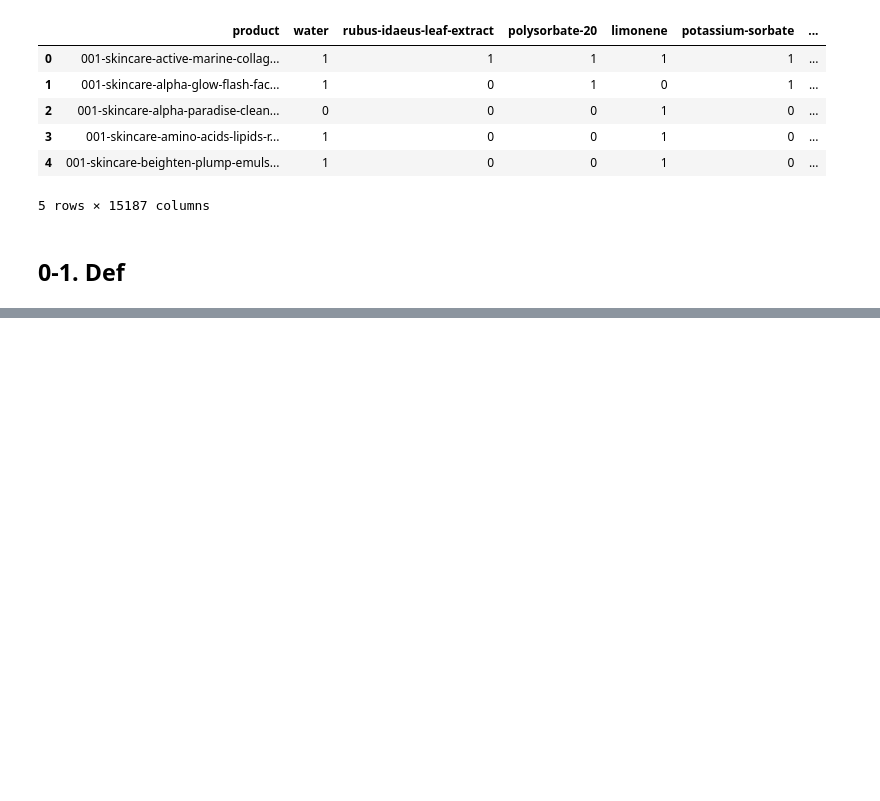
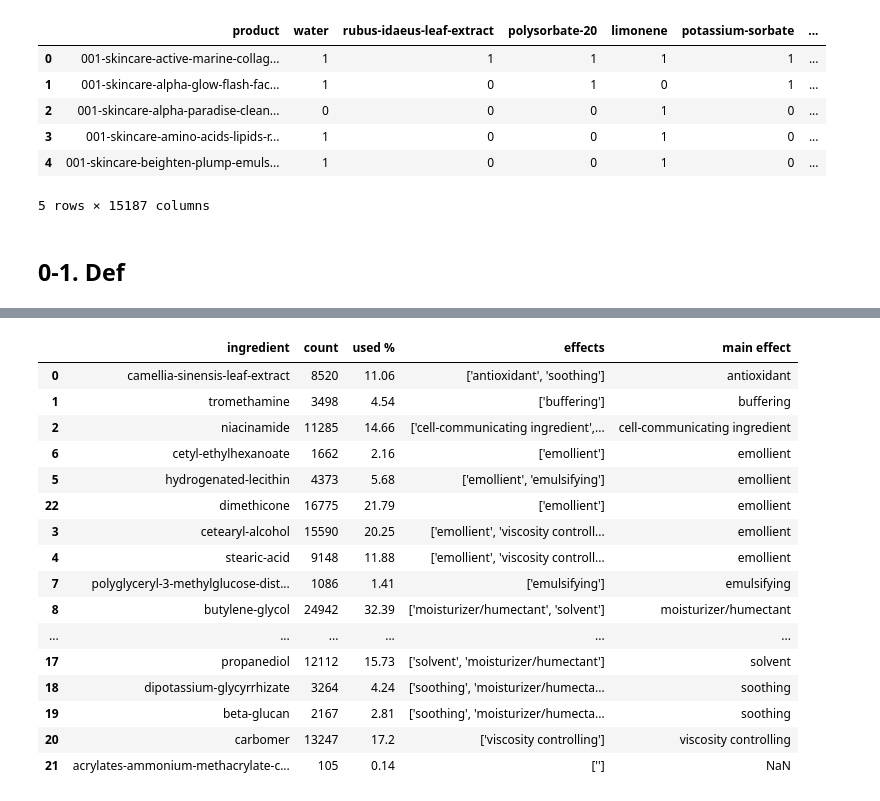
Before and after one commit to zb-dss-offline-1th/ml-repo-02, a Jupyter notebook: Sim_Test_Outline.ipynb, the cells around one changed output, grey strips where cells are left out. Cells and saved outputs as stored; diff of their text form; code cells hidden in the pictures; blank space fills up the shorter version.

```diff
--- a/Sim_Test_Outline.ipynb
+++ b/Sim_Test_Outline.ipynb
@@ -131,0 +371,18 @@ test_type[test_type['product'].str.contains('vitamin-c')]
+# %%
+# Case 3
+
+a1name,a1vec = get_vector(1273)
+a2name,a2vec = get_vector(5584)
+
+print(f'Product#{1273}:',a1name)
+print(f'Product#{5584}:',a2name)
+print('Cosine Similarity:',cos_sim(a1vec,a2vec))
+print('Euclidean Distance:',euc_dist(a1vec,a2vec))
+print('Pearson Similarity:',pearson_similarity(a1vec,a2vec))
+
+union,interx,unique1,unique2 = compare_prods(a1name,a2name)
+print()
+print('Total # of Ingredients:',len(union))
+print('Total # of Common Ingredients:',len(interx))
+print('Product A # of Unique:', len(unique1))
+print('Product B # of Unique:', len(unique2))
@@ -131,0 +411,20 @@ test_type[test_type['product'].str.contains('vitamin-c')]
+# %%
+ing_df(unique1)
+# %% [output]
+|  | ingredient | count | used % | effects | main effect |
+| 0 | camellia-sinensis-leaf-extract | 8520 | 11.06 | ['antioxidant', 'soothing'] | antioxidant |
+| 1 | tromethamine | 3498 | 4.54 | ['buffering'] | buffering |
+| 2 | niacinamide | 11285 | 14.66 | ['cell-communicating ingredient',... | cell-communicating ingredient |
+| 6 | cetyl-ethylhexanoate | 1662 | 2.16 | ['emollient'] | emollient |
+| 5 | hydrogenated-lecithin | 4373 | 5.68 | ['emollient', 'emulsifying'] | emollient |
+| 22 | dimethicone | 16775 | 21.79 | ['emollient'] | emollient |
+| 3 | cetearyl-alcohol | 15590 | 20.25 | ['emollient', 'viscosity controll... | emollient |
+| 4 | stearic-acid | 9148 | 11.88 | ['emollient', 'viscosity controll... | emollient |
+| 7 | polyglyceryl-3-methylglucose-dist... | 1086 | 1.41 | ['emulsifying'] | emulsifying |
+| 8 | butylene-glycol | 24942 | 32.39 | ['moisturizer/humectant', 'solvent'] | moisturizer/humectant |
+| ... | ... | ... | ... | ... | ... |
+| 17 | propanediol | 12112 | 15.73 | ['solvent', 'moisturizer/humectant'] | solvent |
+| 18 | dipotassium-glycyrrhizate | 3264 | 4.24 | ['soothing', 'moisturizer/humecta... | soothing |
+| 19 | beta-glucan | 2167 | 2.81 | ['soothing', 'moisturizer/humecta... | soothing |
+| 20 | carbomer | 13247 | 17.2 | ['viscosity controlling'] | viscosity controlling |
+| 21 | acrylates-ammonium-methacrylate-c... | 105 | 0.14 | [''] | NaN |
```
Also changed, not shown: parts of 74 cells of this notebook, 3 other files.
